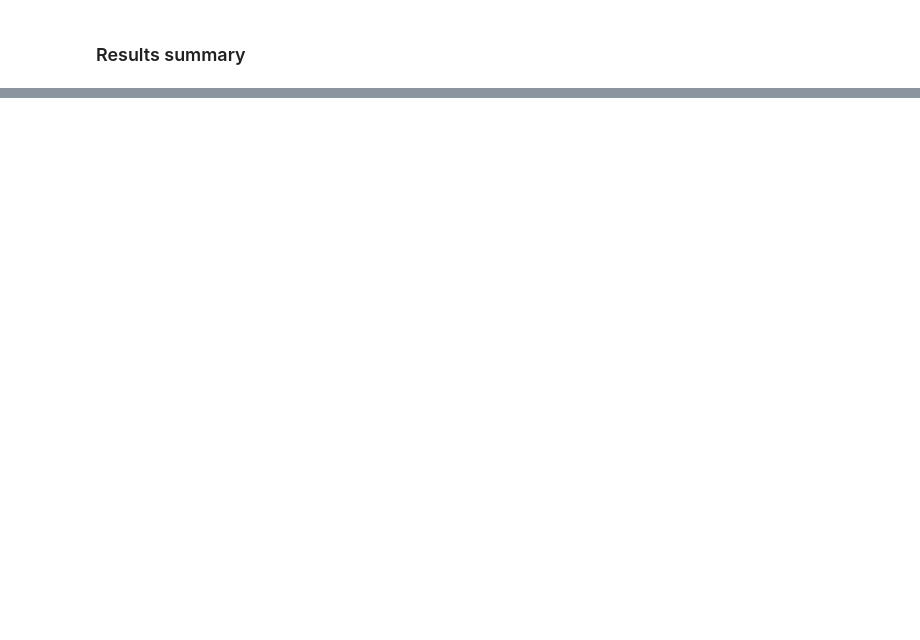
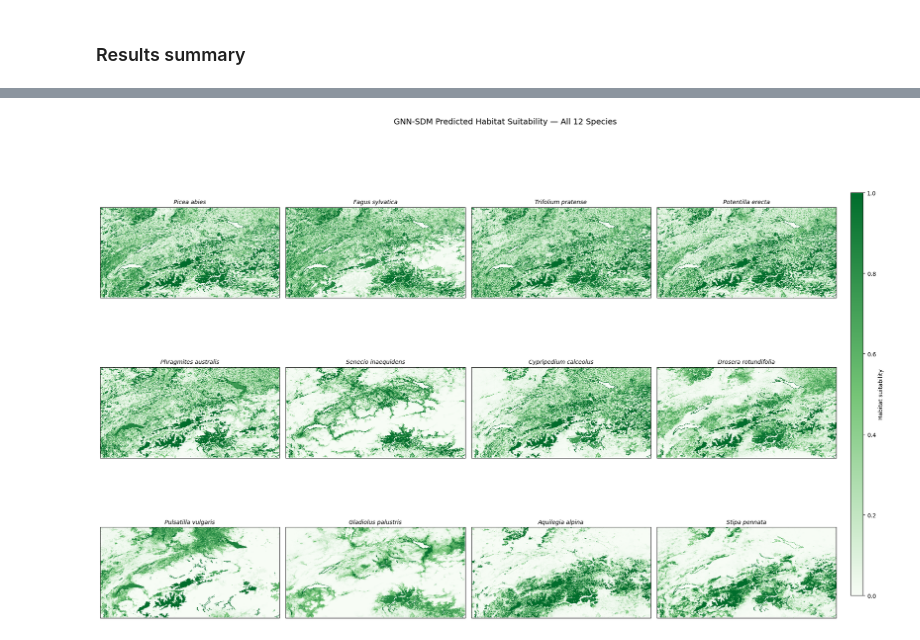
Before and after one commit to Kronmar-Bafu/cas-aml-project, a Jupyter notebook: 21_gnn_selected_species.ipynb, the cells around one changed output, grey strips where cells are left out. Cells and saved outputs as stored; diff of their text form; code cells hidden in the pictures; blank space fills up the shorter version.

```diff
--- a/21_gnn_selected_species.ipynb
+++ b/21_gnn_selected_species.ipynb
@@ -436,0 +359,47 @@ Saved gnn_selected_species_results.csv
+# %%
+import matplotlib.pyplot as plt
+import numpy as np
+import numpy.ma as ma
+from matplotlib.colors import LinearSegmentedColormap
+from s3_utils import load_zarr
+
+# Load patch labels (maps pixel → patch ID)
+patch_labels_da = load_zarr(
+    config.S3_PROCESSED + '/patches/patch_labels_30m.zarr',
+    name='patch_label',
+)
+
+# Downsample for plotting (full 30m is too large for inline display)
+step = 20
+labels_ds = patch_labels_da.values[::step, ::step]
+valid = labels_ds >= 0
+
+# Green colormap for suitability
+suit_cmap = LinearSegmentedColormap.from_list(
+    'suit', ['#f7fcf5', '#74c476', '#006d2c']
+)
+
+# --- Spatial maps: 3 rows × 4 cols ---
+fig, axes = plt.subplots(3, 4, figsize=(20, 14))
+fig.suptitle('GNN-SDM Predicted Habitat Suitability — All 12 Species', fontsize=14, y=0.98)
+
+for ax, sp in zip(axes.flat, ALL_SELECTED):
+    suit = all_suitabilities[sp]
+    # Map suitability to pixels
+    suit_img = np.zeros_like(labels_ds, dtype=np.float32)
+    suit_img[valid] = suit[labels_ds[valid]]
+    suit_masked = ma.masked_where(~valid, suit_img)
+
+    im = ax.imshow(suit_masked, cmap=suit_cmap, vmin=0, vmax=1,
+                   interpolation='nearest', aspect='equal')
+    ax.set_title(f'{sp}', fontsize=10, style='italic')
+    ax.set_xticks([])
+    ax.set_yticks([])
+
+# Shared colorbar
+cbar_ax = fig.add_axes([0.92, 0.15, 0.015, 0.7])
+fig.colorbar(im, cax=cbar_ax, label='Habitat suitability')
+plt.tight_layout(rect=[0, 0, 0.91, 0.96])
+plt.show()
+# %% [output]
+[figure, added]
```
Also changed, not shown: parts of 18 cells of this notebook, 25 other files.
